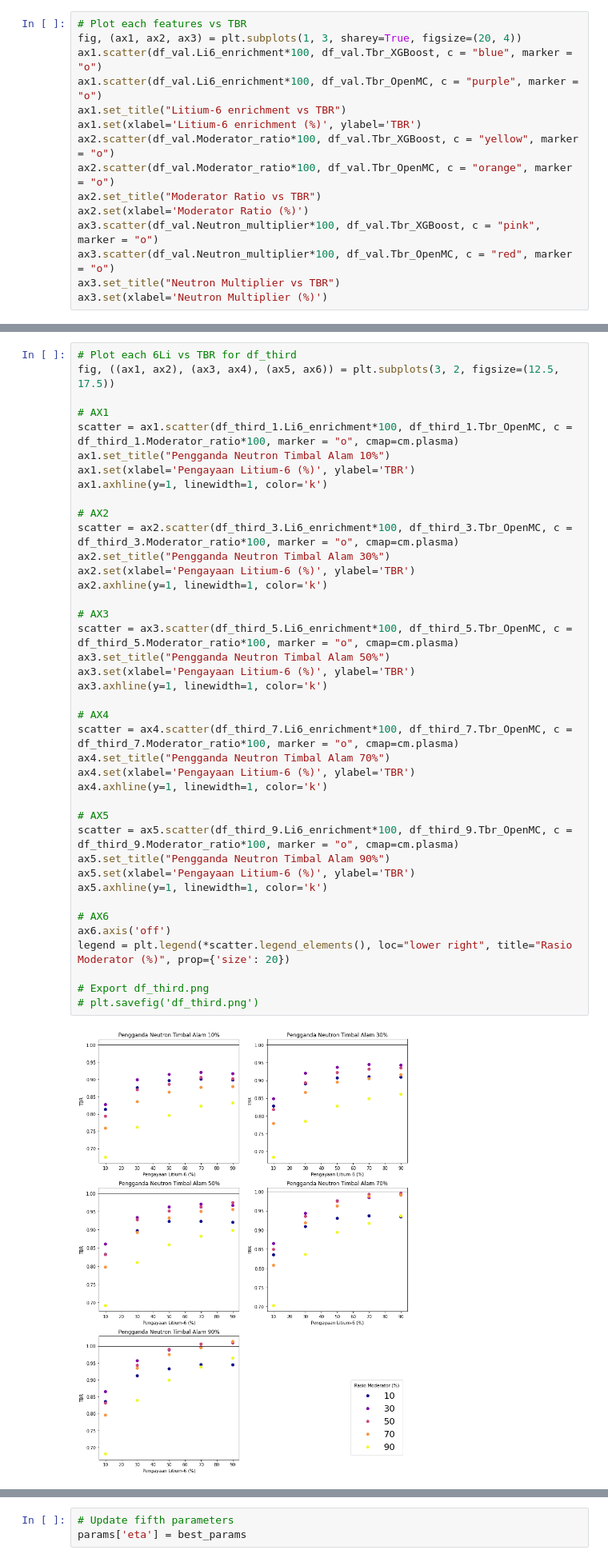
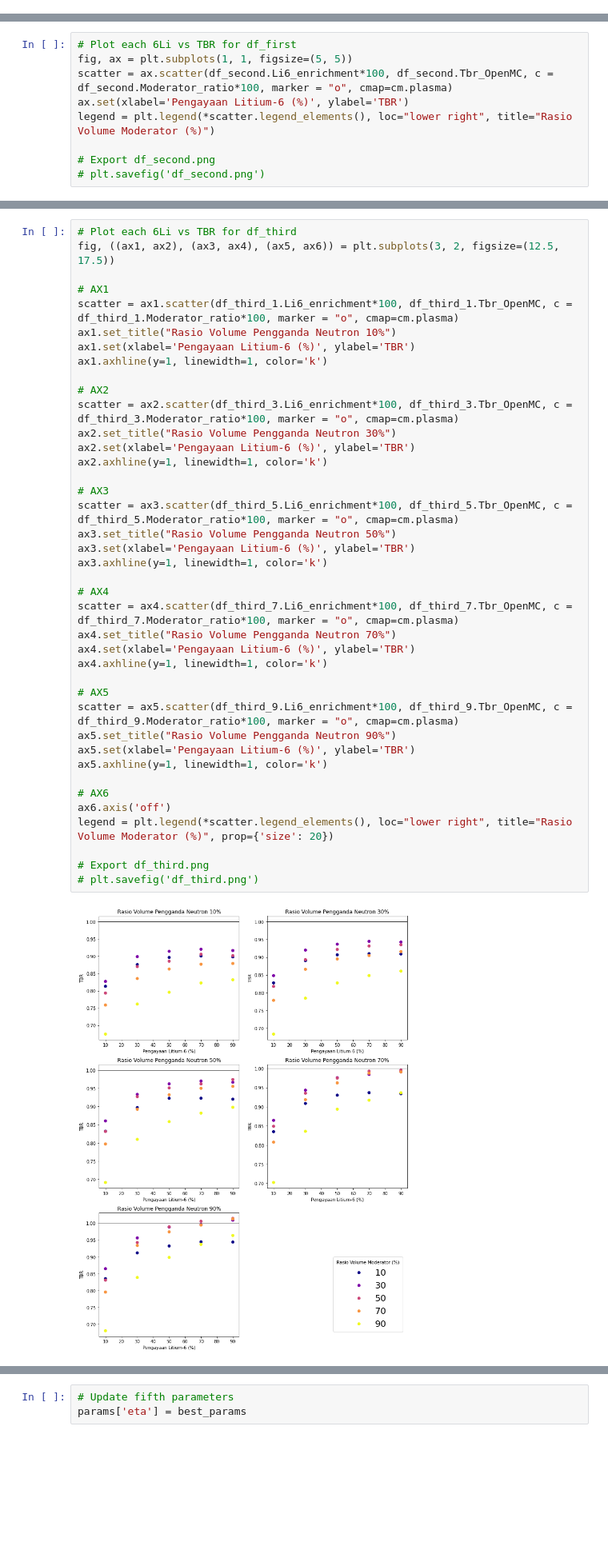
Before and after one commit to husni-zuhdi/husni-undergrad-thesis, a Jupyter notebook: jupyter-notebooks/2-data-analysis/2_Data_Analysis-combined.ipynb, the cells around one changed output, grey strips where cells are left out. Shown: that part at 80% size. Cells and saved outputs as stored; diff of their text form; blank space fills up the shorter version.

```diff
--- a/jupyter-notebooks/2-data-analysis/2_Data_Analysis-combined.ipynb
+++ b/jupyter-notebooks/2-data-analysis/2_Data_Analysis-combined.ipynb
@@ -282,15 +101,0 @@ df_val.sort_values(by=['Tbr_XGBoost'], ascending=False).head(20)
-# %%
-# Plot each features vs TBR
-fig, (ax1, ax2, ax3) = plt.subplots(1, 3, sharey=True, figsize=(20, 4))
-ax1.scatter(df_val.Li6_enrichment*100, df_val.Tbr_XGBoost, c = "blue", marker = "o")
-ax1.scatter(df_val.Li6_enrichment*100, df_val.Tbr_OpenMC, c = "purple", marker = "o")
-ax1.set_title("Litium-6 enrichment vs TBR")
-ax1.set(xlabel='Litium-6 enrichment (%)', ylabel='TBR')
-ax2.scatter(df_val.Moderator_ratio*100, df_val.Tbr_XGBoost, c = "yellow", marker = "o")
-ax2.scatter(df_val.Moderator_ratio*100, df_val.Tbr_OpenMC, c = "orange", marker = "o")
-ax2.set_title("Moderator Ratio vs TBR")
-ax2.set(xlabel='Moderator Ratio (%)')
-ax3.scatter(df_val.Neutron_multiplier*100, df_val.Tbr_XGBoost, c = "pink", marker = "o")
-ax3.scatter(df_val.Neutron_multiplier*100, df_val.Tbr_OpenMC, c = "red", marker = "o")
-ax3.set_title("Neutron Multiplier vs TBR")
-ax3.set(xlabel='Neutron Multiplier (%)')
@@ -326,3 +126,12 @@ df_second = df.loc[(df["Neutron_multiplier"] == 0.0) & (df["Moderator_ratio"] !=
 # datatoexcel = pd.ExcelWriter('df_second.xlsx')
 # df_second.to_excel(datatoexcel)
 # datatoexcel.save()
+# %%
+# Plot each 6Li vs TBR for df_first
+fig, ax = plt.subplots(1, 1, figsize=(5, 5))
+scatter = ax.scatter(df_second.Li6_enrichment*100, df_second.Tbr_OpenMC, c = df_second.Moderator_ratio*100, marker = "o", cmap=cm.plasma)
+ax.set(xlabel='Pengayaan Litium-6 (%)', ylabel='TBR')
+legend = plt.legend(*scatter.legend_elements(), loc="lower right", title="Rasio Volume Moderator (%)")
+
+# Export df_second.png
+# plt.savefig('df_second.png')
@@ -347,42 +158,42 @@ fig, ((ax1, ax2), (ax3, ax4), (ax5, ax6)) = plt.subplots(3, 2, figsize=(12.5, 17
 
 # AX1
 scatter = ax1.scatter(df_third_1.Li6_enrichment*100, df_third_1.Tbr_OpenMC, c = df_third_1.Moderator_ratio*100, marker = "o", cmap=cm.plasma)
-ax1.set_title("Pengganda Neutron Timbal Alam 10%")
+ax1.set_title("Rasio Volume Pengganda Neutron 10%")
 ax1.set(xlabel='Pengayaan Litium-6 (%)', ylabel='TBR')
 ax1.axhline(y=1, linewidth=1, color='k')
 
 # AX2
 scatter = ax2.scatter(df_third_3.Li6_enrichment*100, df_third_3.Tbr_OpenMC, c = df_third_3.Moderator_ratio*100, marker = "o", cmap=cm.plasma)
-ax2.set_title("Pengganda Neutron Timbal Alam 30%")
+ax2.set_title("Rasio Volume Pengganda Neutron 30%")
 ax2.set(xlabel='Pengayaan Litium-6 (%)', ylabel='TBR')
 ax2.axhline(y=1, linewidth=1, color='k')
 
 # AX3
 scatter = ax3.scatter(df_third_5.Li6_enrichment*100, df_third_5.Tbr_OpenMC, c = df_third_5.Moderator_ratio*100, marker = "o", cmap=cm.plasma)
-ax3.set_title("Pengganda Neutron Timbal Alam 50%")
+ax3.set_title("Rasio Volume Pengganda Neutron 50%")
 ax3.set(xlabel='Pengayaan Litium-6 (%)', ylabel='TBR')
 ax3.axhline(y=1, linewidth=1, color='k')
 
 # AX4
 scatter = ax4.scatter(df_third_7.Li6_enrichment*100, df_third_7.Tbr_OpenMC, c = df_third_7.Moderator_ratio*100, marker = "o", cmap=cm.plasma)
-ax4.set_title("Pengganda Neutron Timbal Alam 70%")
+ax4.set_title("Rasio Volume Pengganda Neutron 70%")
 ax4.set(xlabel='Pengayaan Litium-6 (%)', ylabel='TBR')
 ax4.axhline(y=1, linewidth=1, color='k')
 
 # AX5
 scatter = ax5.scatter(df_third_9.Li6_enrichment*100, df_third_9.Tbr_OpenMC, c = df_third_9.Moderator_ratio*100, marker = "o", cmap=cm.plasma)
-ax5.set_title("Pengganda Neutron Timbal Alam 90%")
+ax5.set_title("Rasio Volume Pengganda Neutron 90%")
 ax5.set(xlabel='Pengayaan Litium-6 (%)', ylabel='TBR')
 ax5.axhline(y=1, linewidth=1, color='k')
 
 # AX6
 ax6.axis('off')
-legend = plt.legend(*scatter.legend_elements(), loc="lower right", title="Rasio Moderator (%)", prop={'size': 20})
+legend = plt.legend(*scatter.legend_elements(), loc="lower right", title="Rasio Volume Moderator (%)", prop={'size': 20})
 
 # Export df_third.png
 # plt.savefig('df_third.png')
 # %% [output]
-[figure, old version]
+[figure, new version]
 # %%
 # Produce Heatmap Scattering
 # Read the dataset
```
Also changed, not shown: parts of 39 cells of this notebook, 38 other files.
